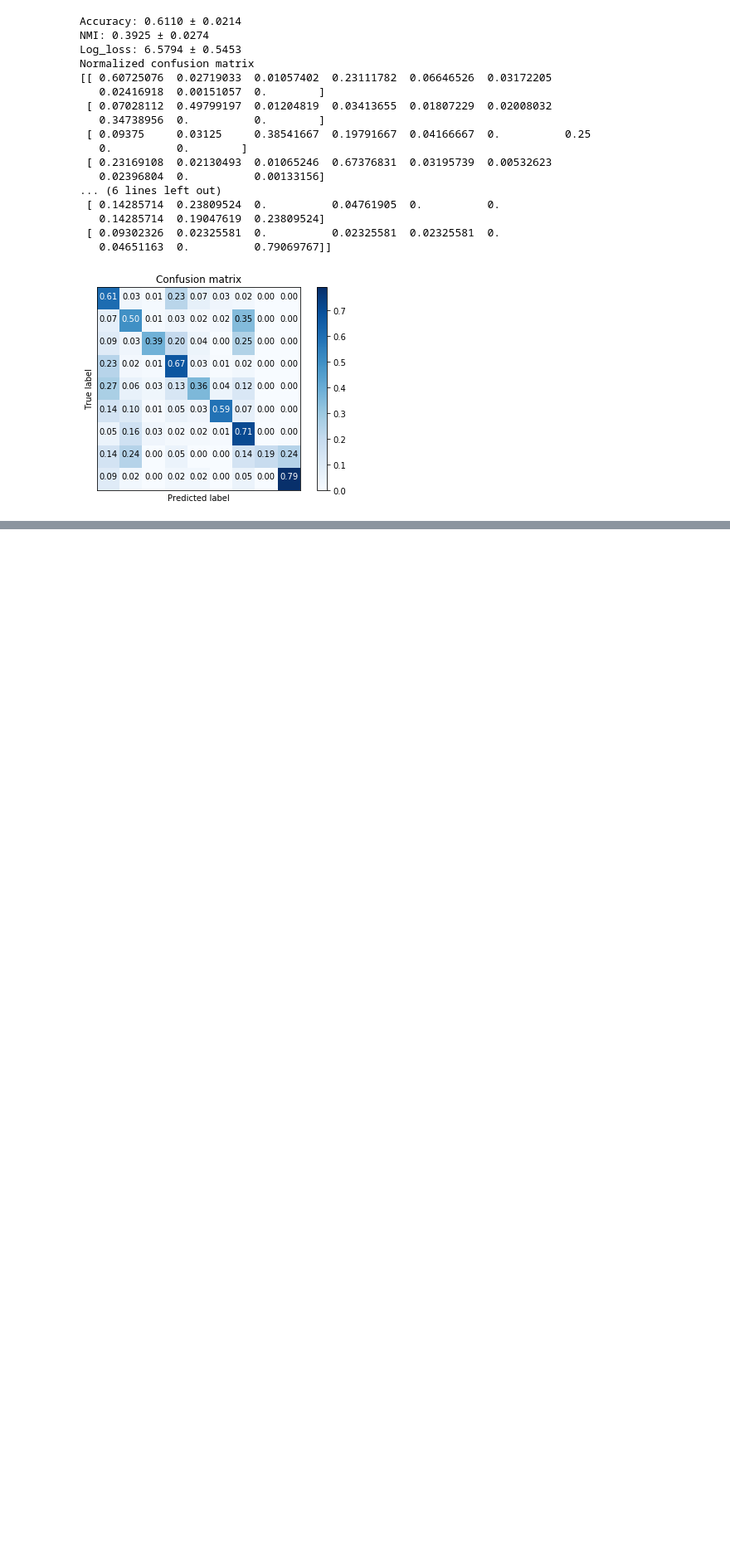
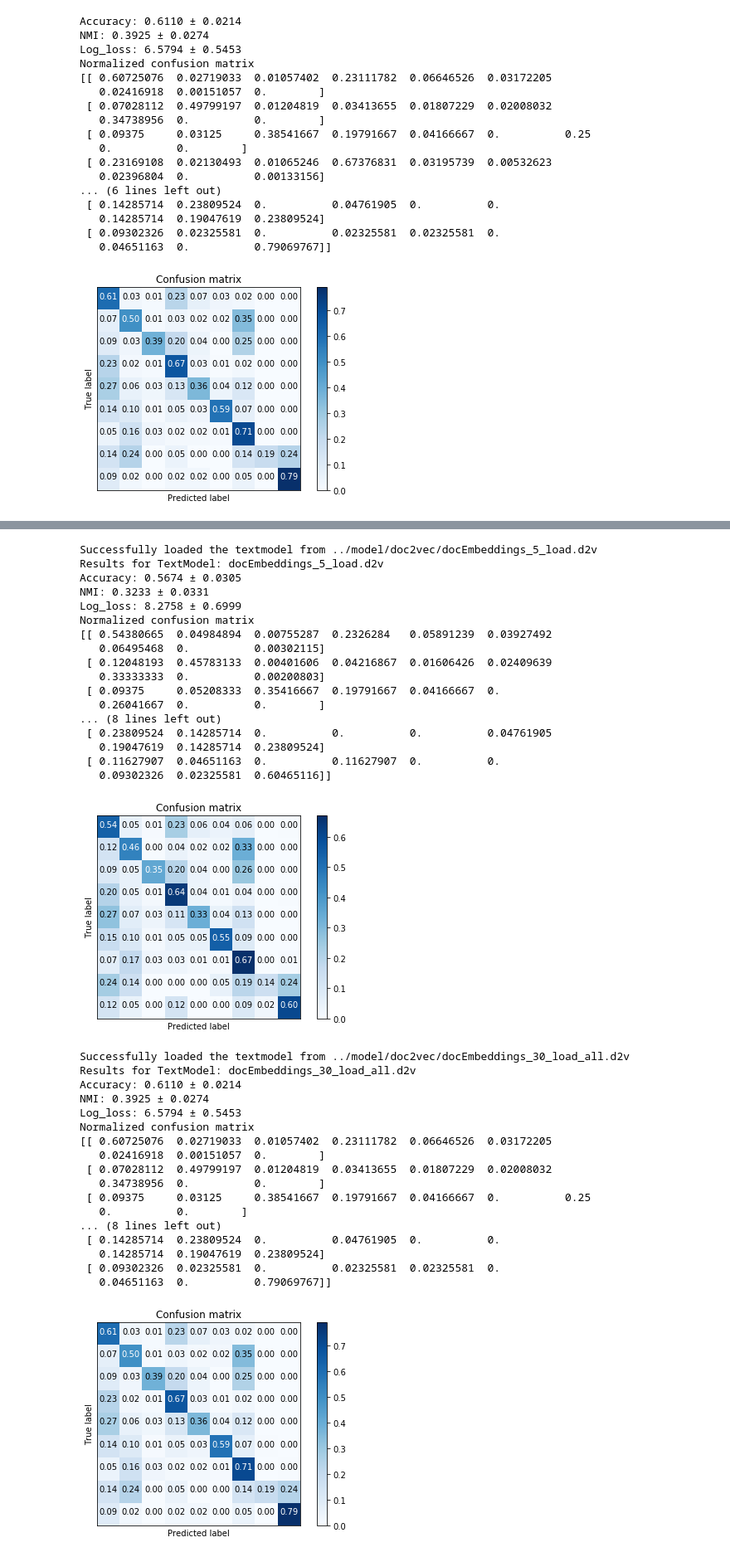
Before and after one commit to AlvinZhuyx/Personalized-Medicine-Redefining-Cancer-Treatment, a Jupyter notebook: UCLA-CS249-Project/src/features_baseline.ipynb, the cells around one changed output, grey strips where cells are left out. Shown at 83% size. Saved outputs shown, nothing was run; the diff lists cells and outputs as text; code cells hidden in the pictures; blank space fills up the shorter version.

Commit message:
progress on experiment with text model

```diff
--- a/UCLA-CS249-Project/src/features_baseline.ipynb
+++ b/UCLA-CS249-Project/src/features_baseline.ipynb
@@ -71,0 +123,41 @@ Normalized confusion matrix
+# %%
+modelName = ['docEmbeddings_5_load.d2v', 'docEmbeddings_30_load_all.d2v']
+# %%
+fse.runTextModelEval(modelName)
+# %% [output]
+Successfully loaded the textmodel from ../model/doc2vec/docEmbeddings_5_load.d2v
+Results for TextModel: docEmbeddings_5_load.d2v
+Accuracy: 0.5674 ± 0.0305
+NMI: 0.3233 ± 0.0331
+Log_loss: 8.2758 ± 0.6999
+Normalized confusion matrix
+[[ 0.54380665  0.04984894  0.00755287  0.2326284   0.05891239  0.03927492
+   0.06495468  0.          0.00302115]
+ [ 0.12048193  0.45783133  0.00401606  0.04216867  0.01606426  0.02409639
+   0.33333333  0.          0.00200803]
+ [ 0.09375     0.05208333  0.35416667  0.19791667  0.04166667  0.
+   0.26041667  0.          0.        ]
+... (8 lines left out)
+ [ 0.23809524  0.14285714  0.          0.          0.          0.04761905
+   0.19047619  0.14285714  0.23809524]
+ [ 0.11627907  0.04651163  0.          0.11627907  0.          0.
+   0.09302326  0.02325581  0.60465116]]
+[figure, added]
+Successfully loaded the textmodel from ../model/doc2vec/docEmbeddings_30_load_all.d2v
+Results for TextModel: docEmbeddings_30_load_all.d2v
+Accuracy: 0.6110 ± 0.0214
+NMI: 0.3925 ± 0.0274
+Log_loss: 6.5794 ± 0.5453
+Normalized confusion matrix
+[[ 0.60725076  0.02719033  0.01057402  0.23111782  0.06646526  0.03172205
+   0.02416918  0.00151057  0.        ]
+ [ 0.07028112  0.49799197  0.01204819  0.03413655  0.01807229  0.02008032
+   0.34738956  0.          0.        ]
+ [ 0.09375     0.03125     0.38541667  0.19791667  0.04166667  0.          0.25
+   0.          0.        ]
+... (8 lines left out)
+ [ 0.14285714  0.23809524  0.          0.04761905  0.          0.
+   0.14285714  0.19047619  0.23809524]
+ [ 0.09302326  0.02325581  0.          0.02325581  0.02325581  0.
+   0.04651163  0.          0.79069767]]
+[figure, added]
```
Also changed, not shown: parts of 11 cells of this notebook, 1 other file.
